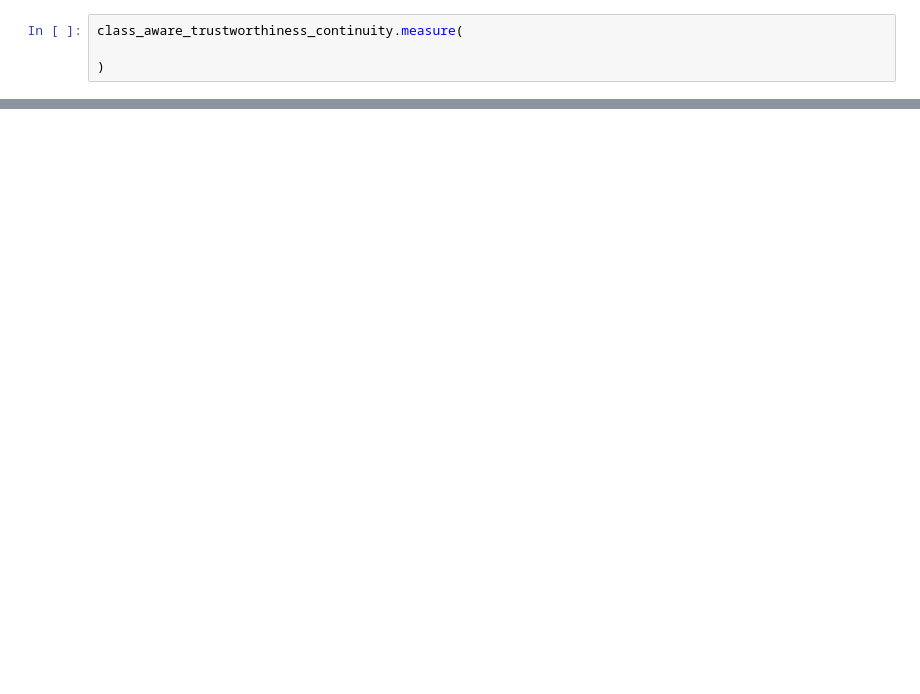
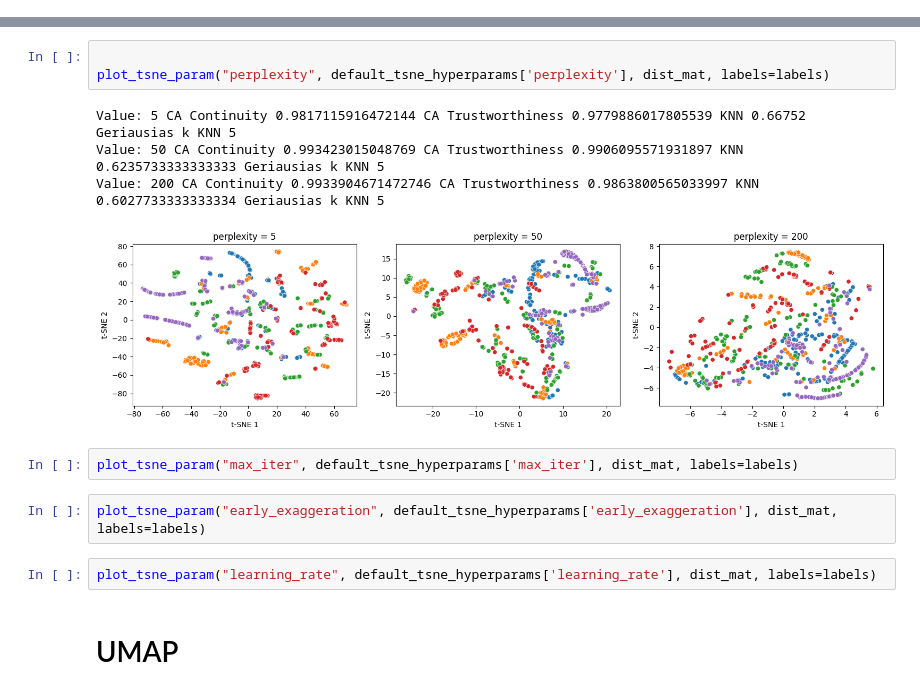
Before and after one commit to lukasjanusauskas/ais-duomenu-vizualizavimas, a Jupyter notebook: 3Lab-eksperimentai.ipynb, the cells around one changed output, grey strips where cells are left out. Drawn from its saved outputs; the diff is of its cells as text; blank space fills up the shorter version.

```diff
--- a/3Lab-eksperimentai.ipynb
+++ b/3Lab-eksperimentai.ipynb
@@ -740,4 +0,0 @@ Testing: neighbors=10, min_dist=0.01, epochs=25, lr=10
-# %%
-class_aware_trustworthiness_continuity.measure(
-
-)
@@ -745,0 +346,16 @@ TypeError: measure() missing 3 required positional arguments: 'orig', 'emb', and
+# %%
+
+plot_tsne_param("perplexity", default_tsne_hyperparams['perplexity'], dist_mat, labels=labels)
+# %% [output]
+Value: 5 CA Continuity 0.9817115916472144 CA Trustworthiness 0.9779886017805539 KNN 0.66752 Geriausias k KNN 5
+Value: 50 CA Continuity 0.993423015048769 CA Trustworthiness 0.9906095571931897 KNN 0.6235733333333333 Geriausias k KNN 5
+Value: 200 CA Continuity 0.9933904671472746 CA Trustworthiness 0.9863800565033997 KNN 0.6027733333333334 Geriausias k KNN 5
+[figure, added]
+# %%
+plot_tsne_param("max_iter", default_tsne_hyperparams['max_iter'], dist_mat, labels=labels)
+# %%
+plot_tsne_param("early_exaggeration", default_tsne_hyperparams['early_exaggeration'], dist_mat, labels=labels)
+# %%
+plot_tsne_param("learning_rate", default_tsne_hyperparams['learning_rate'], dist_mat, labels=labels)
+# %% [markdown]
+# UMAP
```
Also changed, not shown: parts of 54 cells of this notebook.
